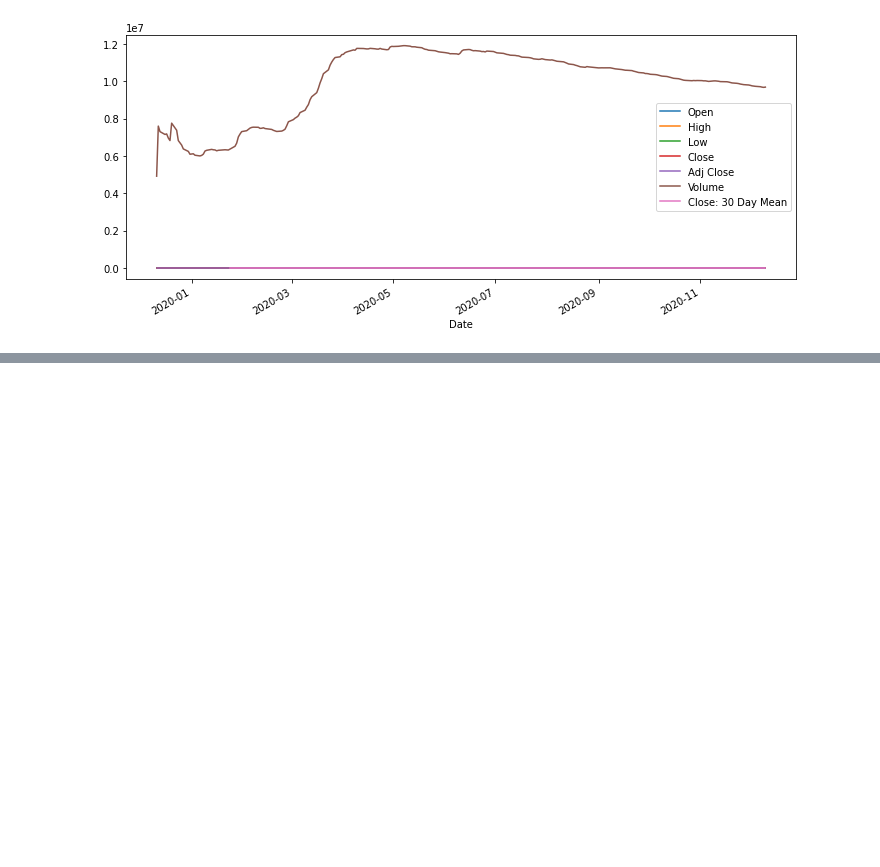
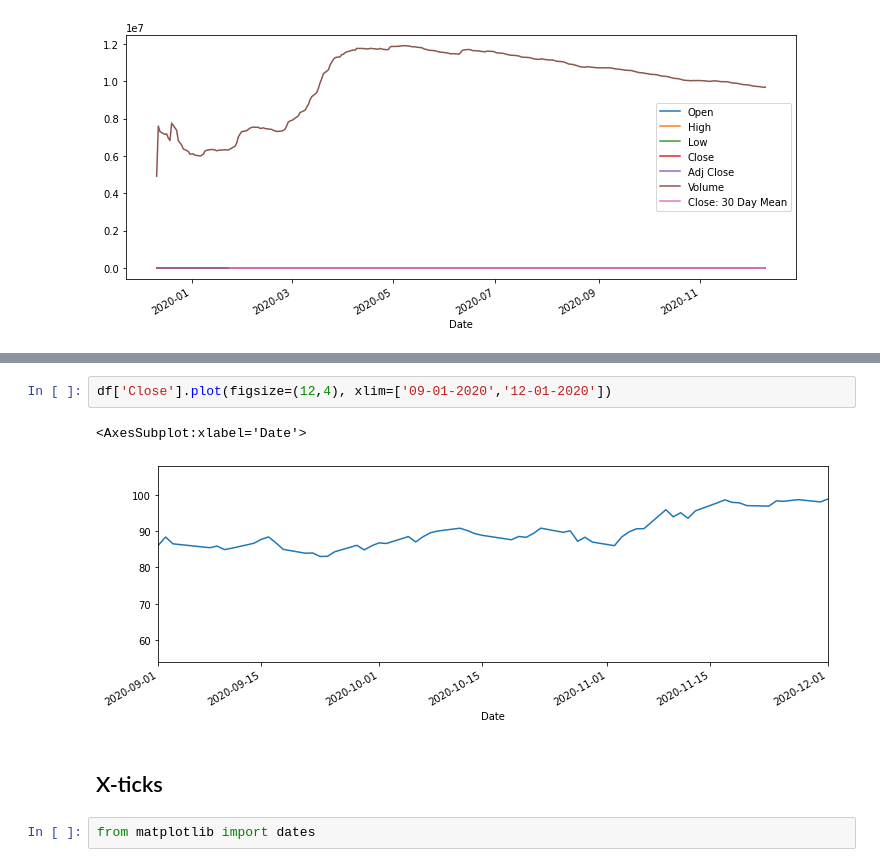
Before and after one commit to tankasalamanisha/TimeSeries, a Jupyter notebook: Basics/TimeSeries with Pandas.ipynb, the cells around one changed output, grey strips where cells are left out. Drawn from its saved outputs; the diff is of its cells as text; blank space fills up the shorter version.

```diff
--- a/Basics/TimeSeries with Pandas.ipynb
+++ b/Basics/TimeSeries with Pandas.ipynb
@@ -139,0 +168,9 @@ df.expanding().mean().plot(figsize=(12,5))
+# %%
+df['Close'].plot(figsize=(12,4), xlim=['09-01-2020','12-01-2020'])
+# %% [output]
+<AxesSubplot:xlabel='Date'>
+[figure, added]
+# %% [markdown]
+## X-ticks
+# %%
+from matplotlib import dates
```
Also changed, not shown: parts of 7 cells of this notebook, 2 other files.
